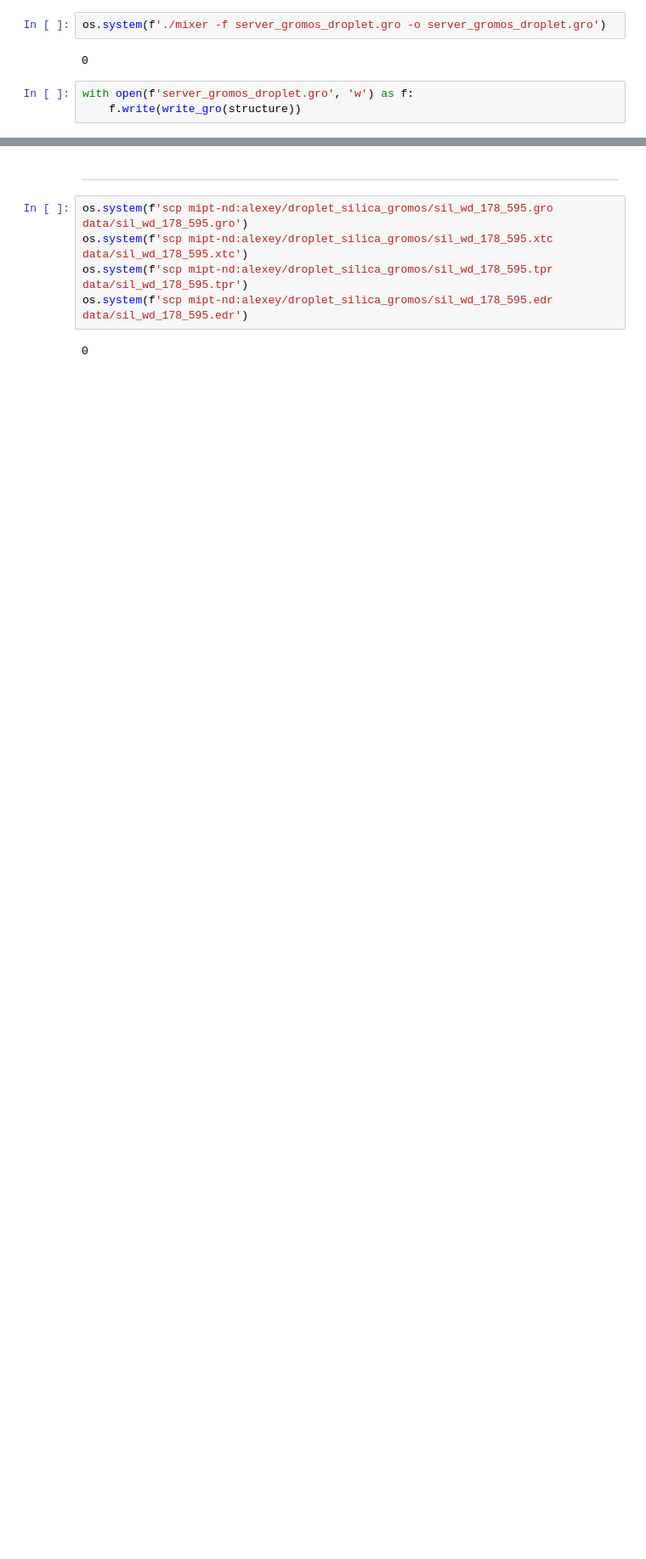
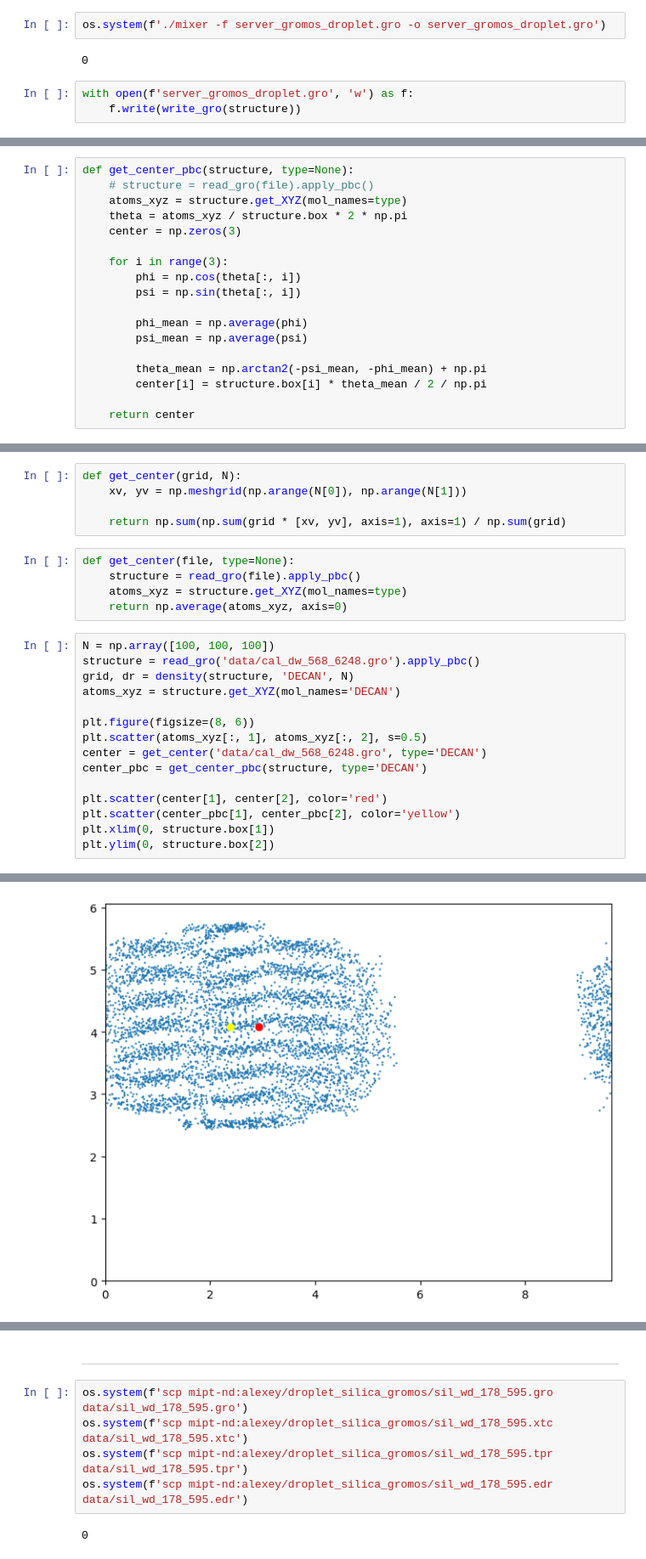
Before and after one commit to Aleksooo/Contact-Angles, a Jupyter notebook: density.ipynb, the cells around one changed output, grey strips where cells are left out. Shown at 85% size. Drawn from its saved outputs; the diff is of its cells as text; blank space fills up the shorter version.

```diff
--- a/density.ipynb
+++ b/density.ipynb
@@ -57,0 +52,18 @@ dencity: 8093.814423632784
+# %%
+def get_center_pbc(structure, type=None):
+    # structure = read_gro(file).apply_pbc()
+    atoms_xyz = structure.get_XYZ(mol_names=type)
+    theta = atoms_xyz / structure.box * 2 * np.pi
+    center = np.zeros(3)
+
+    for i in range(3):
+        phi = np.cos(theta[:, i])
+        psi = np.sin(theta[:, i])
+
+        phi_mean = np.average(phi)
+        psi_mean = np.average(psi)
+
+        theta_mean = np.arctan2(-psi_mean, -phi_mean) + np.pi
+        center[i] = structure.box[i] * theta_mean / 2 / np.pi
+
+    return center
@@ -57,0 +214,26 @@ dencity: 8093.814423632784
+# %%
+def get_center(grid, N):
+    xv, yv = np.meshgrid(np.arange(N[0]), np.arange(N[1]))
+
+    return np.sum(np.sum(grid * [xv, yv], axis=1), axis=1) / np.sum(grid)
+# %%
+def get_center(file, type=None):
+    structure = read_gro(file).apply_pbc()
+    atoms_xyz = structure.get_XYZ(mol_names=type)
+    return np.average(atoms_xyz, axis=0)
+# %%
+N = np.array([100, 100, 100])
+structure = read_gro('data/cal_dw_568_6248.gro').apply_pbc()
+grid, dr = density(structure, 'DECAN', N)
+atoms_xyz = structure.get_XYZ(mol_names='DECAN')
+
+plt.figure(figsize=(8, 6))
+plt.scatter(atoms_xyz[:, 1], atoms_xyz[:, 2], s=0.5)
+center = get_center('data/cal_dw_568_6248.gro', type='DECAN')
+center_pbc = get_center_pbc(structure, type='DECAN')
+
+plt.scatter(center[1], center[2], color='red')
+plt.scatter(center_pbc[1], center_pbc[2], color='yellow')
+plt.xlim(0, structure.box[1])
+plt.ylim(0, structure.box[2])
+# %% [output]
@@ -57,0 +241 @@ dencity: 8093.814423632784
+[figure, added]
```
Also changed, not shown: parts of 30 cells of this notebook, 10 other files.
